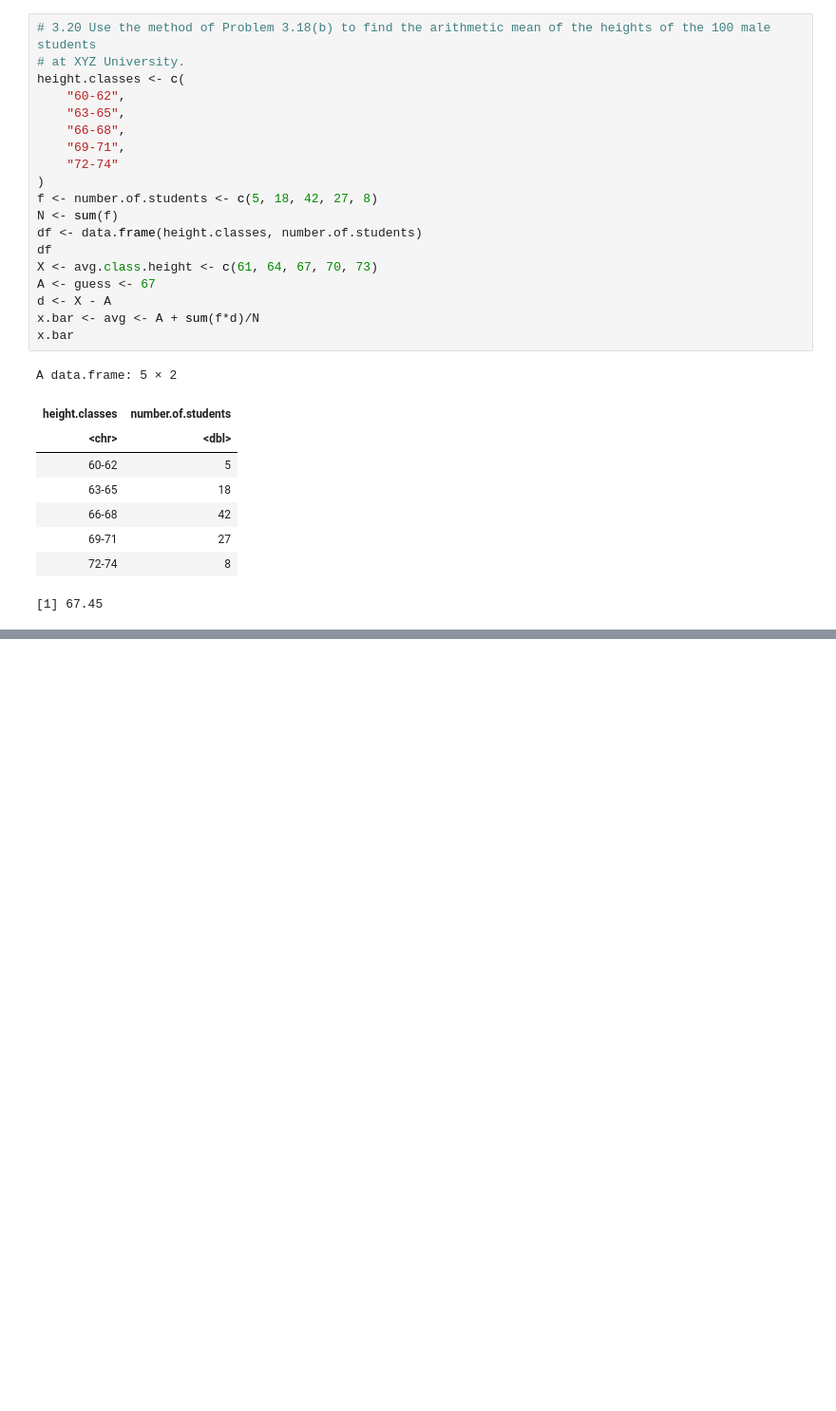
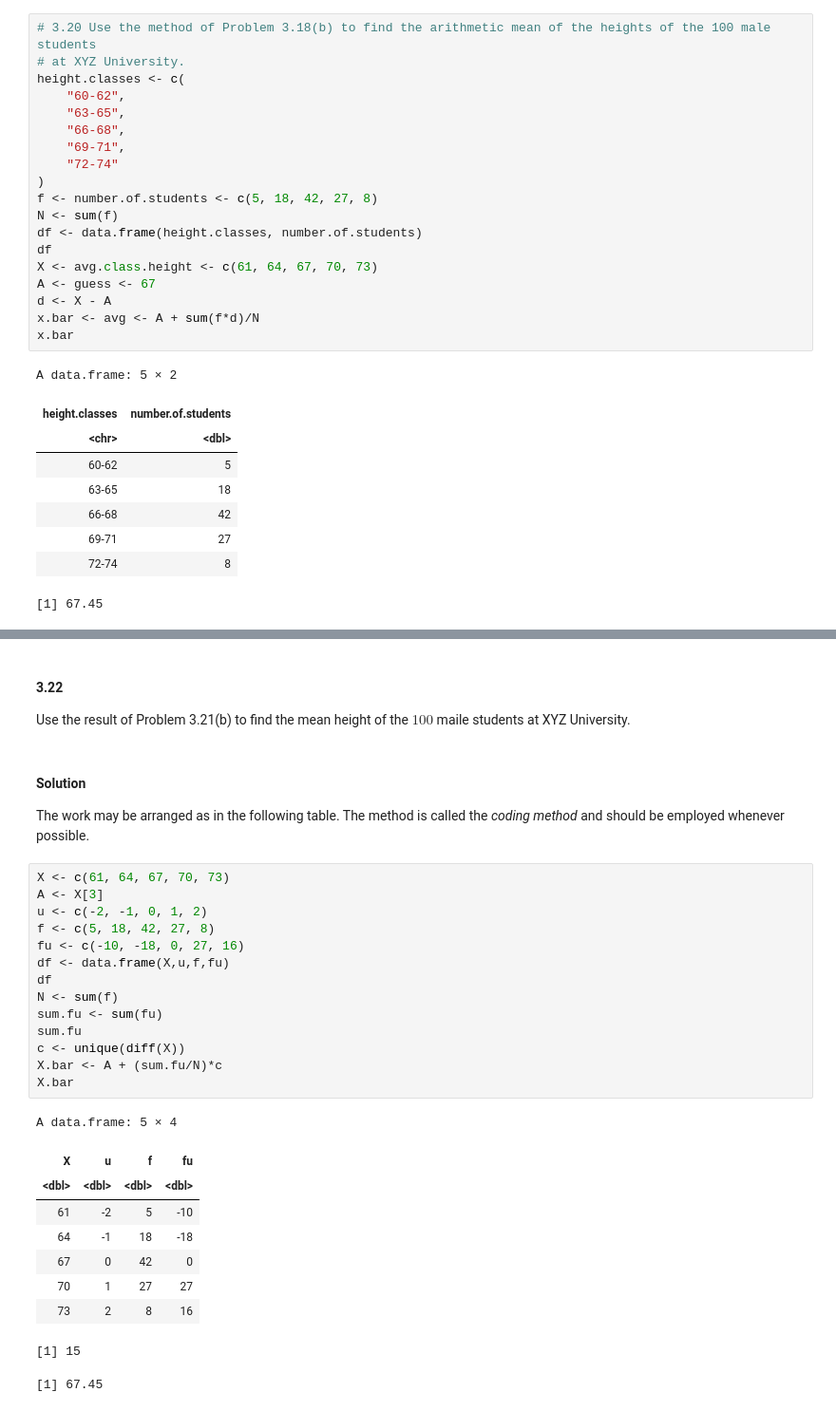
Before and after one commit to jbennett7/Statistics, a Jupyter notebook: Chapter 3 The Mean, Median, Mode, and Other Measures of Central Tendency.ipynb, the cells around one changed output, grey strips where cells are left out. Shown: that part at 95% size. Cells and saved outputs as stored; diff of their text form; blank space fills up the shorter version.

```diff
--- a/Chapter 3 The Mean, Median, Mode, and Other Measures of Central Tendency.ipynb
+++ b/Chapter 3 The Mean, Median, Mode, and Other Measures of Central Tendency.ipynb
@@ -312,0 +370,31 @@ A data.frame: 5 × 2
+# %% [markdown]
+#### 3.22
+Use the result of Problem 3.21(b) to find the mean height of the $100$ maile students at XYZ University.
+# %% [markdown]
+#### Solution
+The work may be arranged as in the following table. The method is called the _coding method_ and should be employed whenever possible.
+# %%
+X <- c(61, 64, 67, 70, 73)
+A <- X[3]
+u <- c(-2, -1, 0, 1, 2)
+f <- c(5, 18, 42, 27, 8)
+fu <- c(-10, -18, 0, 27, 16)
+df <- data.frame(X,u,f,fu)
+df
+N <- sum(f)
+sum.fu <- sum(fu)
+sum.fu
+c <- unique(diff(X))
+X.bar <- A + (sum.fu/N)*c
+X.bar
+# %% [output]
+A data.frame: 5 × 4
+| X | u | f | fu |
+| <dbl> | <dbl> | <dbl> | <dbl> |
+| 61 | -2 | 5 | -10 |
+| 64 | -1 | 18 | -18 |
+| 67 | 0 | 42 | 0 |
+| 70 | 1 | 27 | 27 |
+| 73 | 2 | 8 | 16 |
+[1] 15
+[1] 67.45
```
Also changed, not shown: parts of 19 cells of this notebook.
